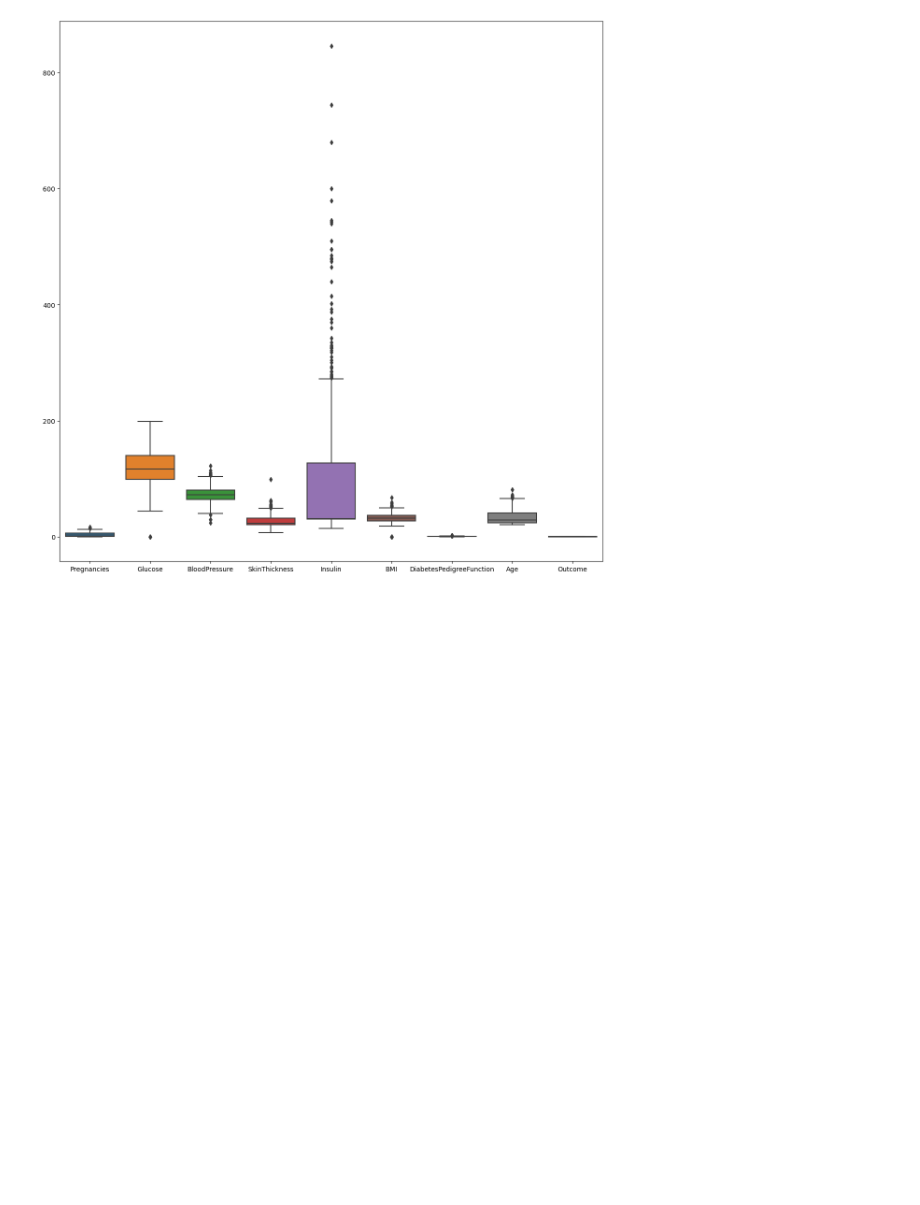
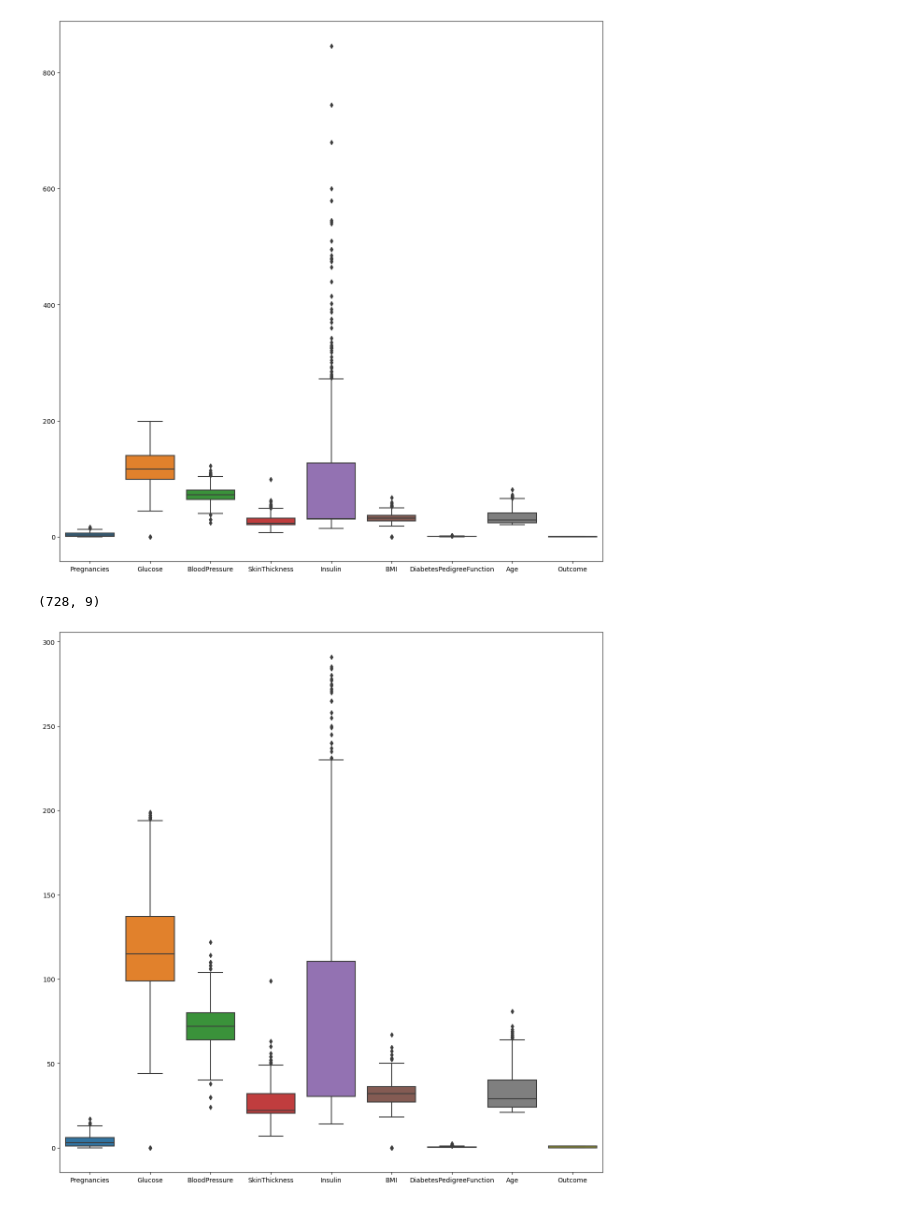
Before and after one commit to saxenayashk/Diabetes_EDA, a Jupyter notebook: Diabetes_EDA.ipynb, the cells around one changed output. Cells and saved outputs as stored; diff of their text form; code cells hidden in the pictures; blank space fills up the shorter version.

```diff
--- a/Diabetes_EDA.ipynb
+++ b/Diabetes_EDA.ipynb
@@ -186,3 +186,18 @@ sns.boxplot(data=data,ax=ax)
 plt.savefig('boxPlot.png')
 # %% [output]
 [figure]
+# %%
+#Removing Outliers
+q=data['Insulin'].quantile(0.95)
+# %%
+newData=data[data['Insulin']<q]
+newData.shape
+# %% [output]
+(728, 9)
+# %%
+#Again plotting the Boxplot to check for Outliers
+fig , ax =plt.subplots(figsize=(15,15))
+sns.boxplot(data=newData,ax=ax)
+plt.savefig('newBoxPlot.png')
+# %% [output]
+[figure, added]
```
Also changed, not shown: parts of 6 cells of this notebook, 2 other files.
